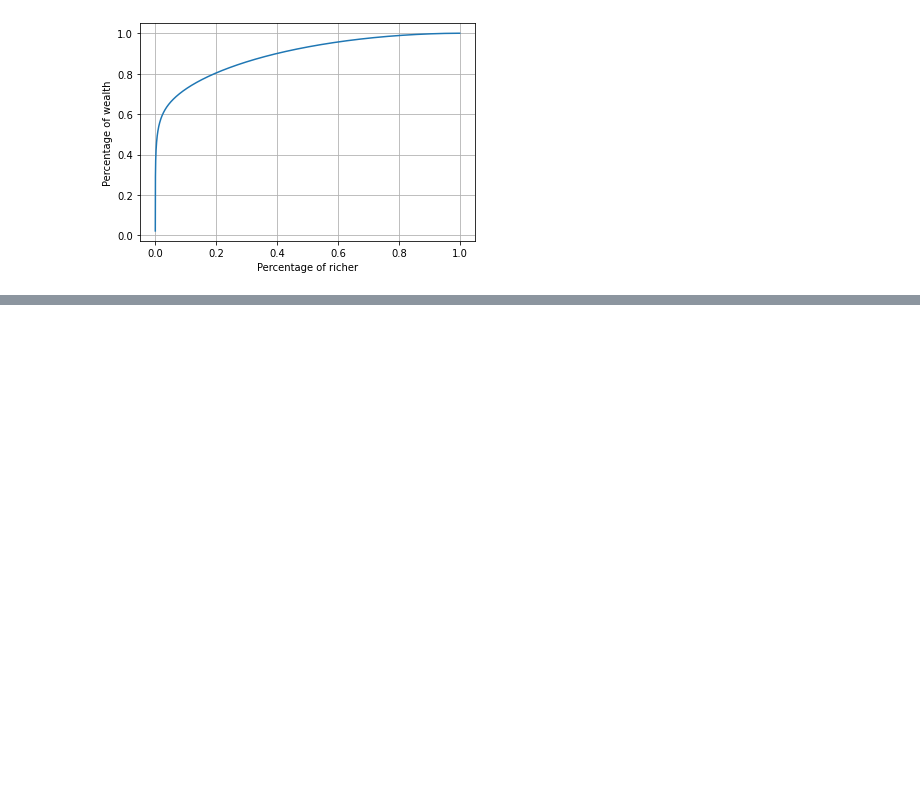
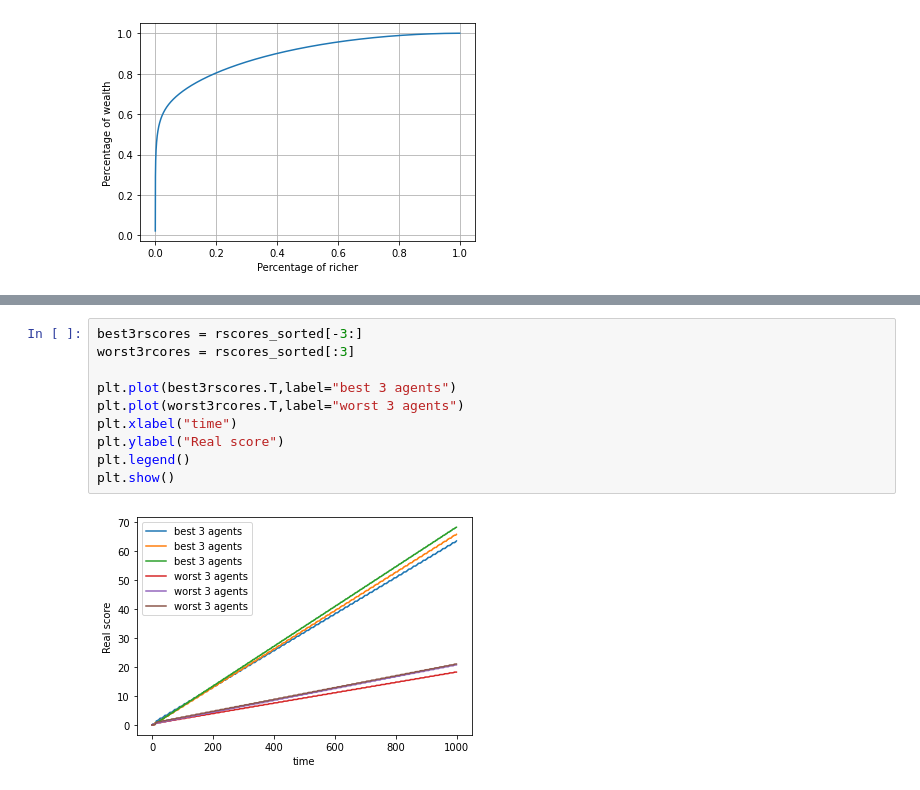
Before and after one commit to Algebra-FUN/DDM-Coursework, a Jupyter notebook: MSDM5003/Assignment/HW6/HW6.ipynb, the cells around one changed output, grey strips where cells are left out. Cells and saved outputs as stored; diff of their text form; blank space fills up the shorter version.

```diff
--- a/MSDM5003/Assignment/HW6/HW6.ipynb
+++ b/MSDM5003/Assignment/HW6/HW6.ipynb
@@ -235,0 +303,12 @@ plt.show()
+# %%
+best3rscores = rscores_sorted[-3:]
+worst3rcores = rscores_sorted[:3]
+
+plt.plot(best3rscores.T,label="best 3 agents")
+plt.plot(worst3rcores.T,label="worst 3 agents")
+plt.xlabel("time")
+plt.ylabel("Real score")
+plt.legend()
+plt.show()
+# %% [output]
+[figure, added]
```
Also changed, not shown: parts of 5 cells of this notebook, 1 other file.
